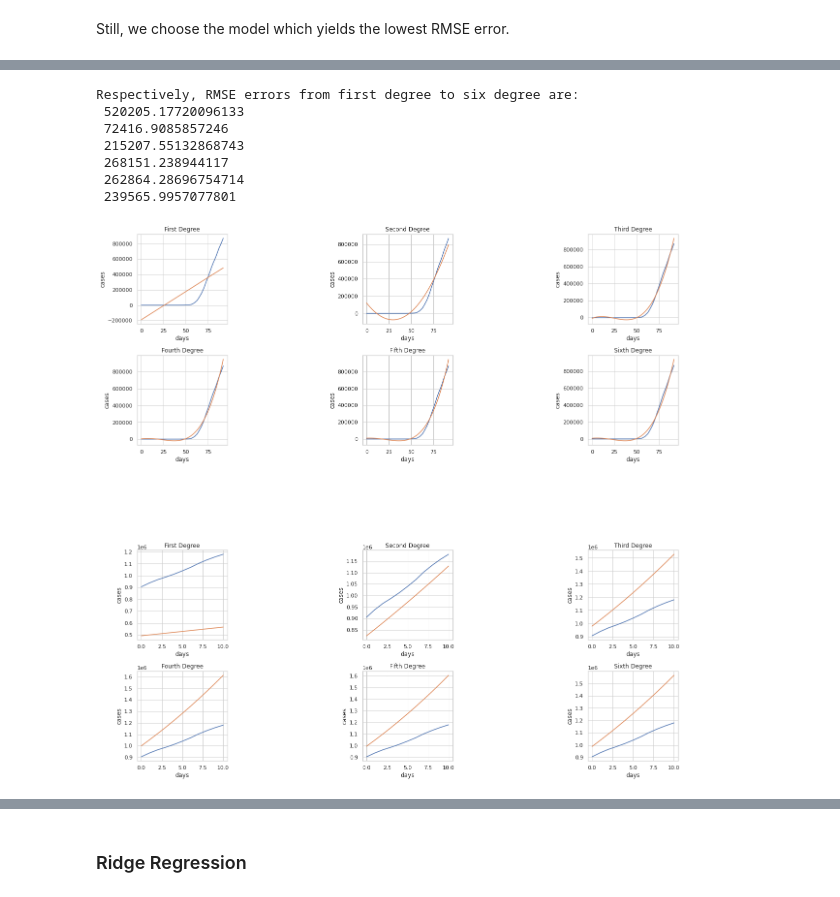
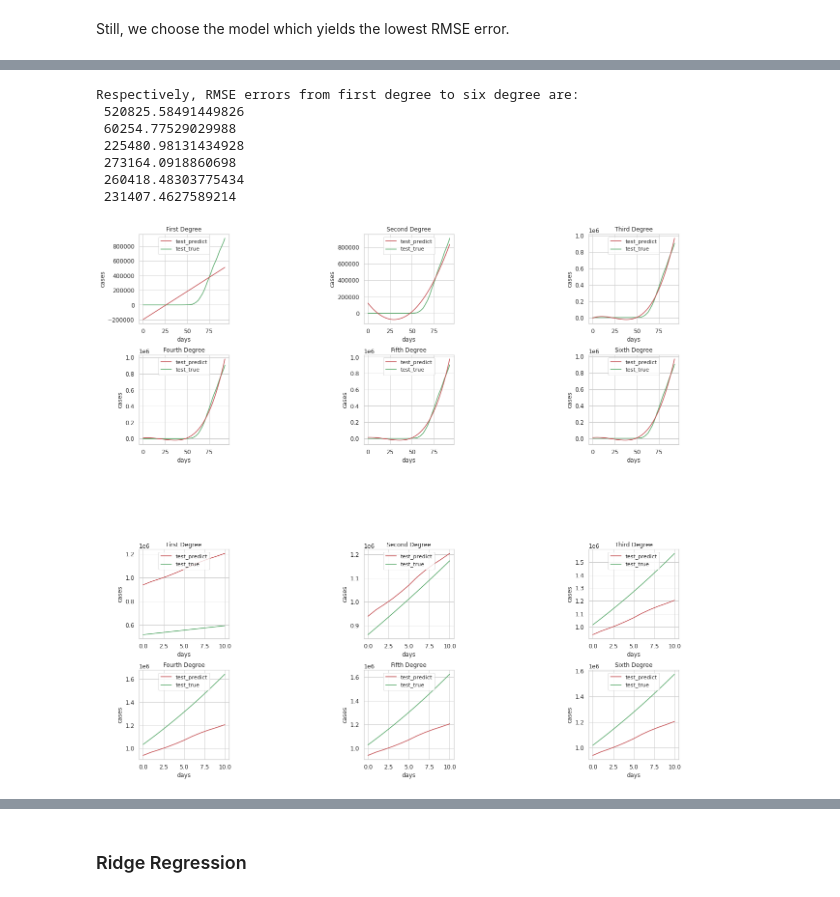
Before and after one commit to JC-2021/ExploreCOVID_19, a Jupyter notebook: COVID_19 Project.ipynb, the cells around one changed output, grey strips where cells are left out. Drawn from its saved outputs; the diff is of its cells as text; code cells hidden in the pictures.

```diff
--- a/COVID_19 Project.ipynb
+++ b/COVID_19 Project.ipynb
@@ -725,8 +790,9 @@ outer = gridspec.GridSpec(2, 1, wspace=0.2, hspace=0.5)
 #Plot the train data
 inner = gridspec.GridSpecFromSubplotSpec(2, 3, subplot_spec=outer[0], wspace=1.5, hspace=0.35)
 ax = plt.Subplot(fig,inner[0])
-ax.plot(y_train_US)
-ax.plot(lasso_confirmed_1.predict(x_train_US_transformed_1))
+ax.plot(y_train_US,'g-',label='train_true')
+ax.plot(lasso_confirmed_1.predict(x_train_US_transformed_1),'r-',label='train_predict')
+ax.legend(handles, labels, loc='upper center')
 ax.set_xlabel('days')
 ax.set_ylabel('cases')
 ax.set_title('First Degree')
@@ -734,40 +800,45 @@ fig.add_subplot(ax)
 
 
 ax = plt.Subplot(fig,inner[1])
-ax.plot(y_train_US)
-ax.plot(lasso_confirmed_2.predict(x_train_US_transformed_2))
+ax.plot(y_train_US,'g-',label='train_true')
+ax.plot(lasso_confirmed_2.predict(x_train_US_transformed_2),'r-',label='train_predict')
+ax.legend(handles, labels, loc='upper center')
 ax.set_xlabel('days')
 ax.set_ylabel('cases')
 ax.set_title('Second Degree')
 fig.add_subplot(ax)
 
 ax = plt.Subplot(fig,inner[2])
-ax.plot(y_train_US)
-ax.plot(lasso_confirmed_3.predict(x_train_US_transformed_3))
+ax.plot(y_train_US,'g-',label='train_true')
+ax.plot(lasso_confirmed_3.predict(x_train_US_transformed_3),'r-',label='train_predict')
+ax.legend(handles, labels, loc='upper center')
 ax.set_xlabel('days')
 ax.set_ylabel('cases')
 ax.set_title('Third Degree')
 fig.add_subplot(ax)
 
 ax = plt.Subplot(fig,inner[3])
-ax.plot(y_train_US)
-ax.plot(lasso_confirmed_4.predict(x_train_US_transformed_4))
+ax.plot(y_train_US,'g-',label='train_true')
+ax.plot(lasso_confirmed_4.predict(x_train_US_transformed_4),'r-',label='train_predict')
+ax.legend(handles, labels, loc='upper center')
 ax.set_xlabel('days')
 ax.set_ylabel('cases')
 ax.set_title('Fourth Degree')
 fig.add_subplot(ax)
 
 ax = plt.Subplot(fig,inner[4])
-ax.plot(y_train_US)
-ax.plot(lasso_confirmed_5.predict(x_train_US_transformed_5))
+ax.plot(y_train_US,'g-',label='train_true')
+ax.plot(lasso_confirmed_5.predict(x_train_US_transformed_5),'r-',label='train_predict')
+ax.legend(handles, labels, loc='upper center')
 ax.set_xlabel('days')
 ax.set_ylabel('cases')
 ax.set_title('Fifth Degree')
 fig.add_subplot(ax)
 
 ax = plt.Subplot(fig,inner[5])
-ax.plot(y_train_US)
-ax.plot(lasso_confirmed_6.predict(x_train_US_transformed_6))
+ax.plot(y_train_US,'g-',label='train_true')
+ax.plot(lasso_confirmed_6.predict(x_train_US_transformed_6),'r-',label='train_predict')
+ax.legend(handles, labels, loc='upper center')
 ax.set_xlabel('days')
 ax.set_ylabel('cases')
 ax.set_title('Sixth Degree')
@@ -780,22 +851,24 @@ inner = gridspec.GridSpecFromSubplotSpec(2, 3, subplot_spec=outer[1], wspace=1.5
 y_pred_US_1 = lasso_confirmed_1.predict(x_test_US_transformed_1)
 L_rmse1 = mean_squared_error(y_test_US, y_pred_US_1,squared=False)
 ax = plt.Subplot(fig,inner[0])
-ax.plot(y_test_US)
-ax.plot(y_pred_US_1)
+ax.plot(y_test_US,'r-',label='test_predict')
+ax.plot(y_pred_US_1,'g-',label='test_true')
 ax.set_xlabel('days')
 ax.set_ylabel('cases')
 ax.set_title('First Degree')
+ax.legend(handles, labels, loc='upper center')
 fig.add_subplot(ax)
 
 # Use the best estimator to do the prediction
 y_pred_US_2 = lasso_confirmed_2.predict(x_test_US_transformed_2)
 L_rmse2 = mean_squared_error(y_test_US, y_pred_US_2,squared=False)
 ax = plt.Subplot(fig,inner[1])
-ax.plot(y_test_US)
-ax.plot(y_pred_US_2)
+ax.plot(y_test_US,'r-',label='test_predict')
+ax.plot(y_pred_US_2,'g-',label='test_true')
 ax.set_xlabel('days')
 ax.set_ylabel('cases')
 ax.set_title('Second Degree')
+ax.legend(handles, labels, loc='upper center')
 fig.add_subplot(ax)
 
 
@@ -803,57 +876,61 @@ fig.add_subplot(ax)
 y_pred_US_3 = lasso_confirmed_3.predict(x_test_US_transformed_3)
 L_rmse3 = mean_squared_error(y_test_US, y_pred_US_3,squared=False)
 ax = plt.Subplot(fig,inner[2])
-ax.plot(y_test_US)
-ax.plot(y_pred_US_3)
+ax.plot(y_test_US,'r-',label='test_predict')
+ax.plot(y_pred_US_3,'g-',label='test_true')
 ax.set_xlabel('days')
 ax.set_ylabel('cases')
 ax.set_title('Third Degree')
+ax.legend(handles, labels, loc='upper center')
 fig.add_subplot(ax)
 
 
 # Use the best estimator to do the prediction
 y_pred_US_4 = lasso_confirmed_4.predict(x_test_US_transformed_4)
 L_rmse4 = mean_squared_error(y_test_US, y_pred_US_4,squared=False)
 ax = plt.Subplot(fig,inner[3])
-ax.plot(y_test_US)
-ax.plot(y_pred_US_4)
+ax.plot(y_test_US,'r-',label='test_predict')
+ax.plot(y_pred_US_4,'g-',label='test_true')
 ax.set_xlabel('days')
 ax.set_ylabel('cases')
 ax.set_title('Fourth Degree')
+ax.legend(handles, labels, loc='upper center')
 fig.add_subplot(ax)
 
 # Use the best estimator to do the prediction
 y_pred_US_5 = lasso_confirmed_5.predict(x_test_US_transformed_5)
 L_rmse5 = mean_squared_error(y_test_US, y_pred_US_5,squared=False)
 ax = plt.Subplot(fig,inner[4])
-ax.plot(y_test_US)
-ax.plot(y_pred_US_5)
+ax.plot(y_test_US,'r-',label='test_predict')
+ax.plot(y_pred_US_5,'g-',label='test_true')
 ax.set_xlabel('days')
 ax.set_ylabel('cases')
 ax.set_title('Fifth Degree')
+ax.legend(handles, labels, loc='upper center')
 fig.add_subplot(ax)
 
 # Use the best estimator to do the prediction
 y_pred_US_6 = lasso_confirmed_6.predict(x_test_US_transformed_6)
 L_rmse6 = mean_squared_error(y_test_US, y_pred_US_6,squared=False)
 ax = plt.Subplot(fig,inner[5])
-ax.plot(y_test_US)
-ax.plot(y_pred_US_6)
+ax.plot(y_test_US,'r-',label='test_predict')
+ax.plot(y_pred_US_6,'g-',label='test_true')
+ax.legend(handles, labels, loc='upper center')
 ax.set_xlabel('days')
 ax.set_ylabel('cases')
 ax.set_title('Sixth Degree')
 fig.add_subplot(ax)
 fig.show()
 print('Respectively, RMSE errors from first degree to six degree are: ','\n',L_rmse1,'\n',L_rmse2,'\n',L_rmse3,'\n',L_rmse4,'\n',L_rmse5,'\n',L_rmse6)
 # %% [output]
 Respectively, RMSE errors from first degree to six degree are:
- 520205.17720096133
- 72416.9085857246
- 215207.55132868743
- 268151.238944117
- 262864.28696754714
- 239565.9957077801
+ 520825.58491449826
+ 60254.77529029988
+ 225480.98131434928
+ 273164.0918860698
+ 260418.48303775434
+ 231407.4627589214
-[figure, old version]
+[figure, new version]
 # %%
 fig,axes = plt.subplots(1,1,figsize=(8,8))
 fig.set()
```
Also changed, not shown: parts of 86 cells of this notebook.
